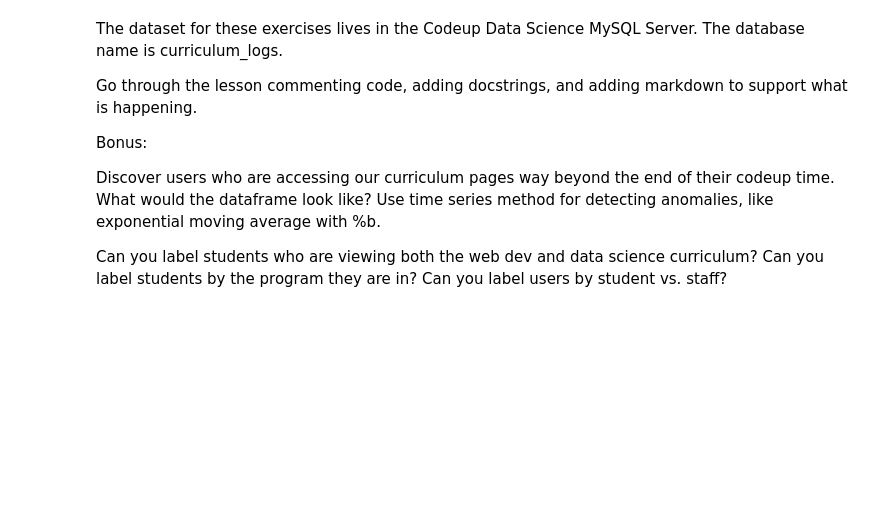
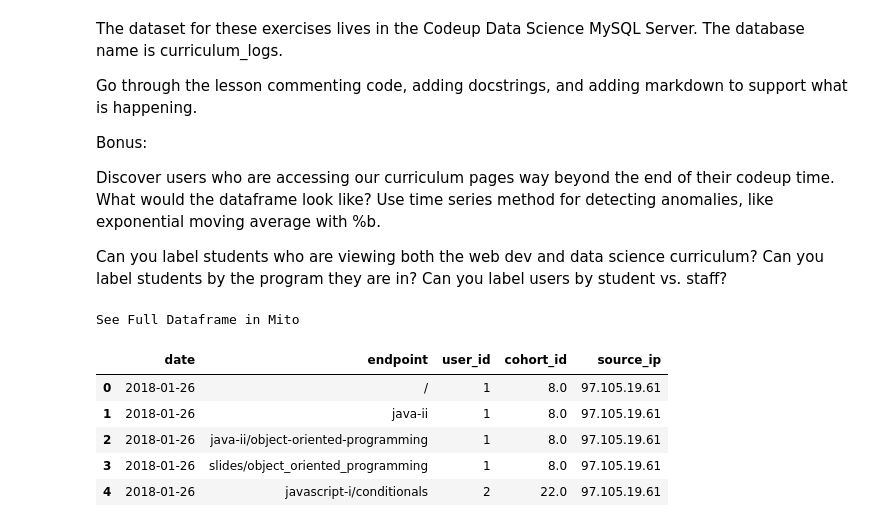
Before and after one commit to nicholas-dougherty/anomaly-detection-exercises, a Jupyter notebook: time_series_anomaly_detection.ipynb, the cells around one changed output. Drawn from its saved outputs; the diff is of its cells as text; code cells hidden in the pictures; blank space fills up the shorter version.

```diff
--- a/time_series_anomaly_detection.ipynb
+++ b/time_series_anomaly_detection.ipynb
@@ -26,0 +29,18 @@ import env
+# %%
+# a list of column names, the order of which will match the order of the generated dataframe
+colnames = ['date', 'endpoint', 'user_id', 'cohort_id', 'source_ip']
+# Use pandas to read a text file.
+df = pd.read_csv("curriculum-access.txt", # The file name (in same directory/path as this file)
+                 sep="\s", # Delimiter to use, in accordance with how data is separated in the file (spaces)
+                 header=None, # this would otherwise infer column names, often resulting in integers
+                 names = colnames, # since header was set to none, this gives the column names in line with a list. colnames here.
+                 usecols=[0, 2, 3, 4, 5]) # specify the columns generate by sep that we will retain. This is where we lost 'time'
+df.head()
+# %% [output]
+See Full Dataframe in Mito
+|  | date | endpoint | user_id | cohort_id | source_ip |
+| 0 | 2018-01-26 | / | 1 | 8.0 | 97.105.19.61 |
+| 1 | 2018-01-26 | java-ii | 1 | 8.0 | 97.105.19.61 |
+| 2 | 2018-01-26 | java-ii/object-oriented-programming | 1 | 8.0 | 97.105.19.61 |
+| 3 | 2018-01-26 | slides/object_oriented_programming | 1 | 8.0 | 97.105.19.61 |
+| 4 | 2018-01-26 | javascript-i/conditionals | 2 | 22.0 | 97.105.19.61 |
```
Also changed, not shown: parts of 19 cells of this notebook, 1 other file.
